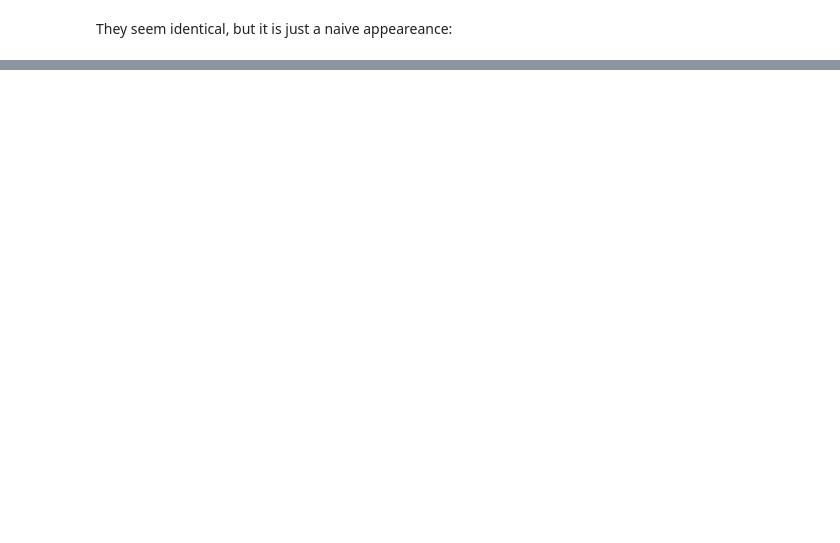
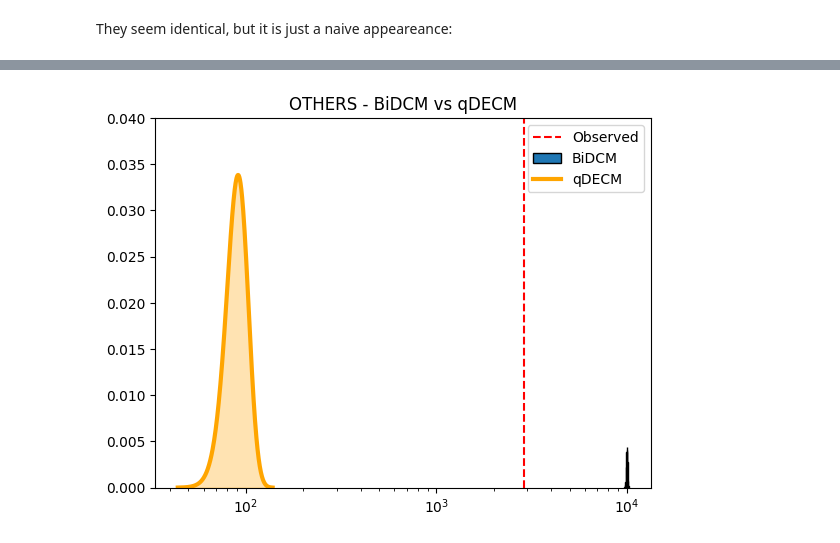
Before and after one commit to fabiosaracco/bowtie2, a Jupyter notebook: 0_3_bipartite_bowtie.ipynb, the cells around one changed output, grey strips where cells are left out. Drawn from its saved outputs; the diff is of its cells as text; code cells hidden in the pictures; blank space fills up the shorter version.

```diff
--- a/0_3_bipartite_bowtie.ipynb
+++ b/0_3_bipartite_bowtie.ipynb
@@ -306,0 +323,18 @@ plt.show()
+# %%
+_block='OTHERS'
+# %%
+mu = blocks[1][_block]['mean_sim']
+sig = blocks[1][_block]['std_sim']
+
+plt.vlines(blocks[0][_block]['obs'], ymin=0, ymax=1, color='red', linestyle='--', label='Observed')
+plt.hist(blocks[0][_block]['sample'], edgecolor='black', density=True, label='BiDCM')
+x = np.linspace(mu - 4*sig, mu + 4*sig, 300)
+plt.plot(x, norm.pdf(x, mu, sig), color='orange', label='qDECM', linewidth=3)
+plt.fill_between(x, norm.pdf(x, mu, sig), alpha=0.3, color='orange')
+plt.ylim(0, 4*10**-2)
+plt.xscale('log')
+plt.title(f'{_block} - BiDCM vs qDECM')
+plt.legend()
+plt.show()
+# %% [output]
+[figure, added]
```
Also changed, not shown: parts of 10 cells of this notebook.
